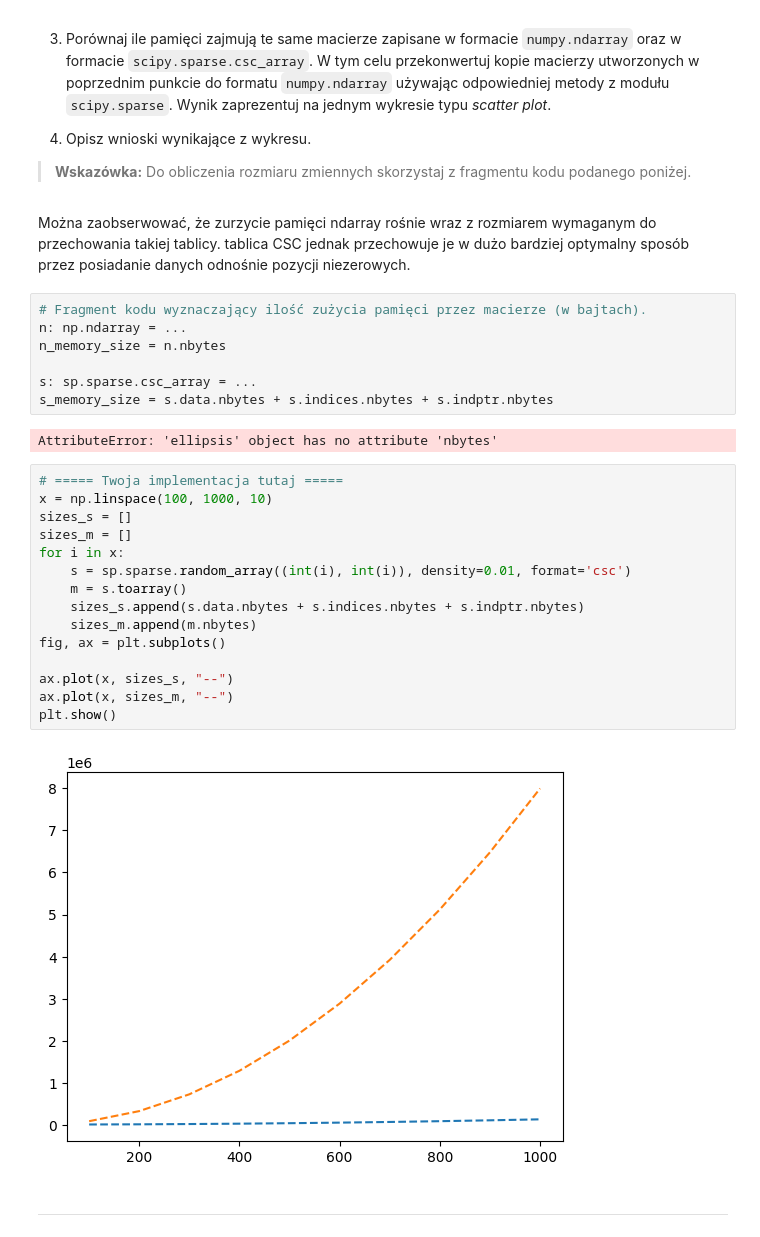
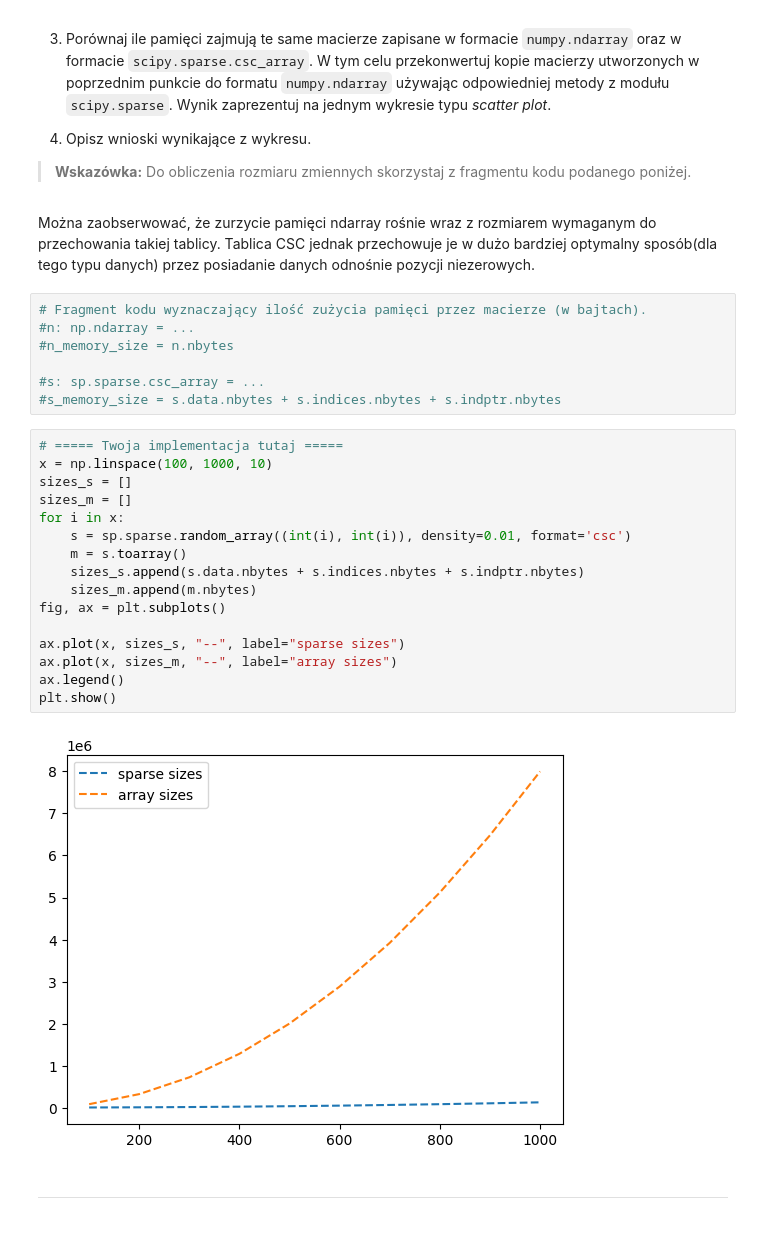
Before and after one commit to MN-KJ-2025/lab-6-sparse-matrix-KiviGibson, a Jupyter notebook: sprawozdanie.ipynb, the cells around one changed output. Drawn from its saved outputs; the diff is of its cells as text.

```diff
--- a/sprawozdanie.ipynb
+++ b/sprawozdanie.ipynb
@@ -71,33 +71,32 @@ W macierzach rzadkich większość elementów jest zerami, więc przechowywanie
 
 > **Wskazówka:** Do obliczenia rozmiaru zmiennych skorzystaj z fragmentu kodu podanego poniżej.
 # %% [markdown]
-Można zaobserwować, że zurzycie pamięci ndarray rośnie wraz z rozmiarem wymaganym do przechowania takiej tablicy. tablica CSC jednak przechowuje je w dużo bardziej optymalny sposób przez posiadanie danych odnośnie pozycji niezerowych.
+Można zaobserwować, że zurzycie pamięci ndarray rośnie wraz z rozmiarem wymaganym do przechowania takiej tablicy. Tablica CSC jednak przechowuje je w dużo bardziej optymalny sposób(dla tego typu danych) przez posiadanie danych odnośnie pozycji niezerowych.
 # %%
 # Fragment kodu wyznaczający ilość zużycia pamięci przez macierze (w bajtach).
-n: np.ndarray = ...
-n_memory_size = n.nbytes
+#n: np.ndarray = ...
+#n_memory_size = n.nbytes
 
-s: sp.sparse.csc_array = ...
-s_memory_size = s.data.nbytes + s.indices.nbytes + s.indptr.nbytes
+#s: sp.sparse.csc_array = ...
+#s_memory_size = s.data.nbytes + s.indices.nbytes + s.indptr.nbytes
-# %% [output]
-AttributeError: 'ellipsis' object has no attribute 'nbytes'
 # %%
 # ===== Twoja implementacja tutaj =====
 x = np.linspace(100, 1000, 10)
 sizes_s = []
 sizes_m = []
 for i in x:
     s = sp.sparse.random_array((int(i), int(i)), density=0.01, format='csc')
     m = s.toarray()
     sizes_s.append(s.data.nbytes + s.indices.nbytes + s.indptr.nbytes)
     sizes_m.append(m.nbytes)
 fig, ax = plt.subplots()
 
-ax.plot(x, sizes_s, "--")
-ax.plot(x, sizes_m, "--")
+ax.plot(x, sizes_s, "--", label="sparse sizes")
+ax.plot(x, sizes_m, "--", label="array sizes")
+ax.legend()
 plt.show()
 # %% [output]
-[figure, old version]
+[figure, new version]
 # %% [markdown]
 ---
 # %% [markdown]
```
Also changed, not shown: parts of 5 cells of this notebook.
